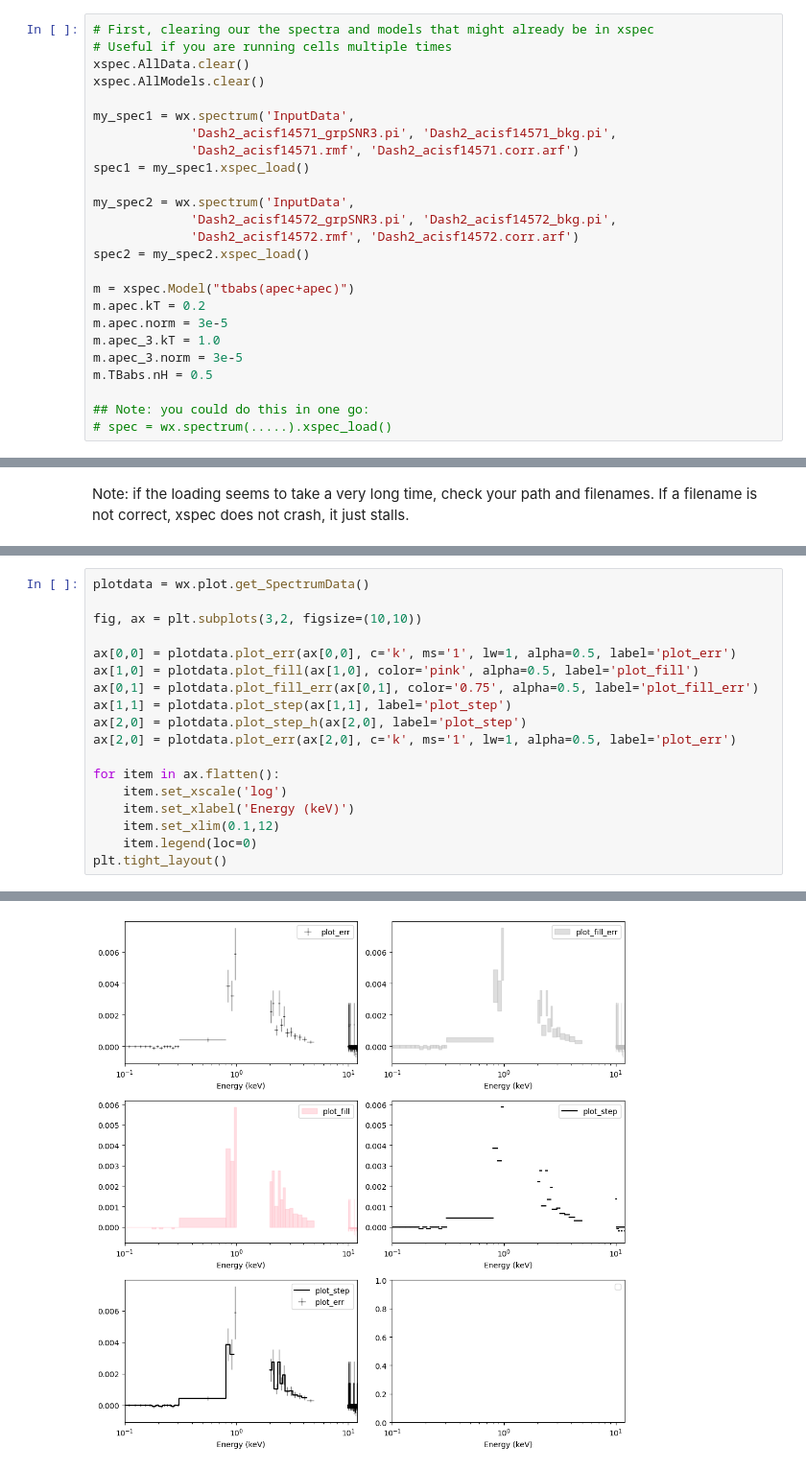
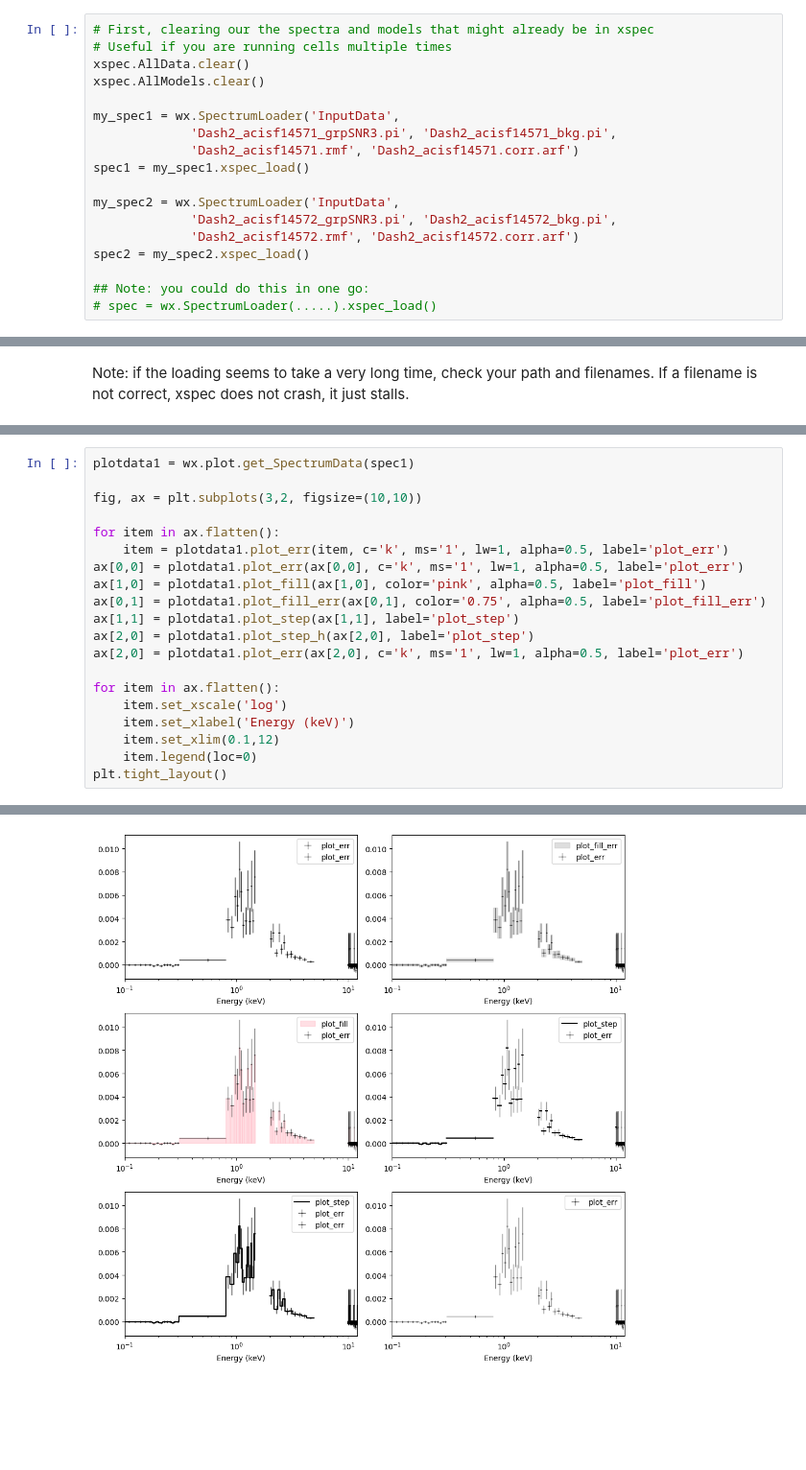
Before and after one commit to veropetit/wrap_xspec, a Jupyter notebook: Tutorials/LoadingSpectrum.ipynb, the cells around one changed output, grey strips where cells are left out. Shown: that part at 96% size. Drawn from its saved outputs; the diff is of its cells as text; blank space fills up the shorter version.

Commit message:
Update the tutorial and pass a Spectrum object to the function that creates the PlotData objects

```diff
--- a/Tutorials/LoadingSpectrum.ipynb
+++ b/Tutorials/LoadingSpectrum.ipynb
@@ -30,25 +33,18 @@ import matplotlib.pyplot as plt
 xspec.AllData.clear()
 xspec.AllModels.clear()
 
-my_spec1 = wx.spectrum('InputData',
+my_spec1 = wx.SpectrumLoader('InputData',
              'Dash2_acisf14571_grpSNR3.pi', 'Dash2_acisf14571_bkg.pi',
              'Dash2_acisf14571.rmf', 'Dash2_acisf14571.corr.arf')
 spec1 = my_spec1.xspec_load()
 
-my_spec2 = wx.spectrum('InputData',
+my_spec2 = wx.SpectrumLoader('InputData',
              'Dash2_acisf14572_grpSNR3.pi', 'Dash2_acisf14572_bkg.pi',
              'Dash2_acisf14572.rmf', 'Dash2_acisf14572.corr.arf')
 spec2 = my_spec2.xspec_load()
 
-m = xspec.Model("tbabs(apec+apec)")
-m.apec.kT = 0.2
-m.apec.norm = 3e-5
-m.apec_3.kT = 1.0
-m.apec_3.norm = 3e-5
-m.TBabs.nH = 0.5
-
 ## Note: you could do this in one go:
-# spec = wx.spectrum(.....).xspec_load()
+# spec = wx.SpectrumLoader(.....).xspec_load()
 # %% [output]
 Current path: /Users/vpetit/ASTRO/2-Areas/CodesToMaintain/wrap_xspec/Tutorials
 Moving to /Users/vpetit/ASTRO/2-Areas/CodesToMaintain/wrap_xspec/Tutorials/InputData
@@ -125,14 +155,16 @@ No plot commands have been entered.
 # %%
-plotdata = wx.plot.get_SpectrumData()
+plotdata1 = wx.plot.get_SpectrumData(spec1)
 
 fig, ax = plt.subplots(3,2, figsize=(10,10))
 
-ax[0,0] = plotdata.plot_err(ax[0,0], c='k', ms='1', lw=1, alpha=0.5, label='plot_err')
-ax[1,0] = plotdata.plot_fill(ax[1,0], color='pink', alpha=0.5, label='plot_fill')
-ax[0,1] = plotdata.plot_fill_err(ax[0,1], color='0.75', alpha=0.5, label='plot_fill_err')
-ax[1,1] = plotdata.plot_step(ax[1,1], label='plot_step')
-ax[2,0] = plotdata.plot_step_h(ax[2,0], label='plot_step')
-ax[2,0] = plotdata.plot_err(ax[2,0], c='k', ms='1', lw=1, alpha=0.5, label='plot_err')
+for item in ax.flatten():
+    item = plotdata1.plot_err(item, c='k', ms='1', lw=1, alpha=0.5, label='plot_err')
+ax[0,0] = plotdata1.plot_err(ax[0,0], c='k', ms='1', lw=1, alpha=0.5, label='plot_err')
+ax[1,0] = plotdata1.plot_fill(ax[1,0], color='pink', alpha=0.5, label='plot_fill')
+ax[0,1] = plotdata1.plot_fill_err(ax[0,1], color='0.75', alpha=0.5, label='plot_fill_err')
+ax[1,1] = plotdata1.plot_step(ax[1,1], label='plot_step')
+ax[2,0] = plotdata1.plot_step_h(ax[2,0], label='plot_step')
+ax[2,0] = plotdata1.plot_err(ax[2,0], c='k', ms='1', lw=1, alpha=0.5, label='plot_err')
 
 for item in ax.flatten():
     item.set_xscale('log')
@@ -145 +176 @@ No artists with labels found to put in legend.  Note that artists whose label st
-[figure, old version]
+[figure, new version]
```
Also changed, not shown: parts of 19 cells of this notebook, 2 other files.
